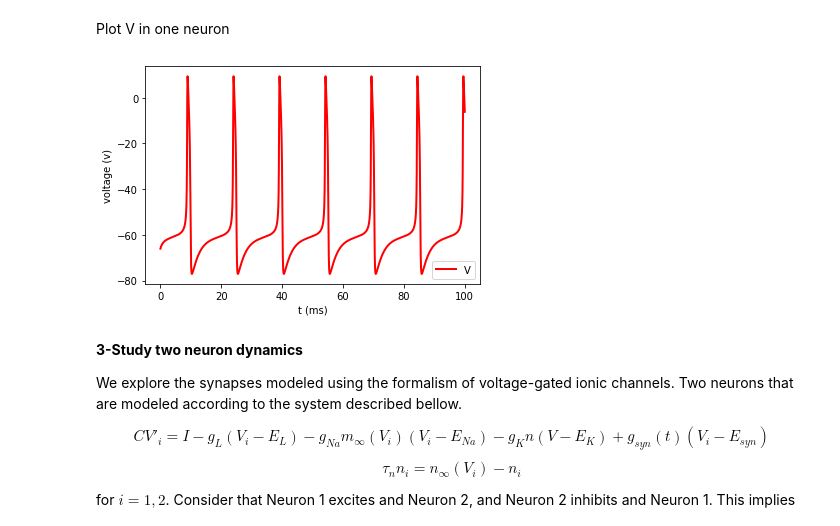
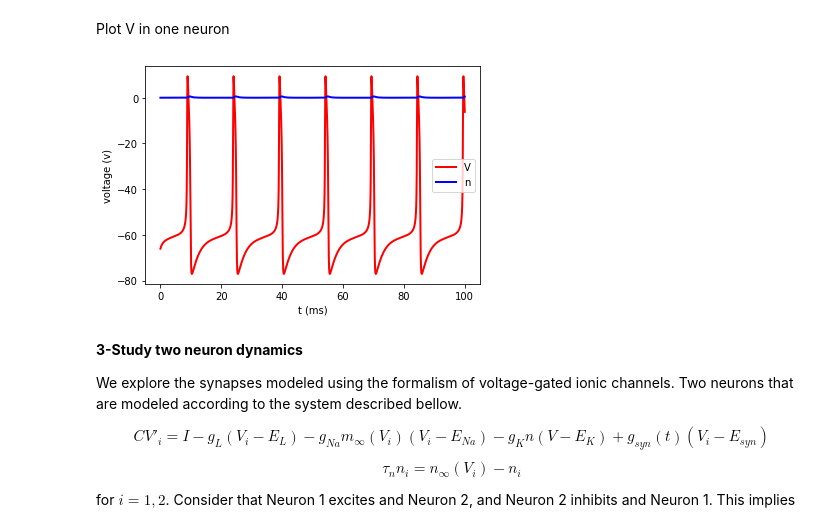
Before and after one commit to jaumecolomhernandez/mmb-mathneuroscience2, a Jupyter notebook: conductance-based-network-dimitri.ipynb, the cells around one changed output. Saved outputs shown, nothing was run; the diff lists cells and outputs as text; code cells hidden in the pictures.

```diff
--- a/conductance-based-network-dimitri.ipynb
+++ b/conductance-based-network-dimitri.ipynb
@@ -212,19 +212,19 @@ from scipy.integrate import odeint
 # %%
 dt=0.001
 t = np.arange(0.0, 100.0, dt)
 s0=[-66, 0]
 out= odeint(neuron, s0, t)
 
 
 plt.plot(t,out[:,0],'r-', linewidth=2.0)
-#plt.plot(t,out[:,1],'b-', linewidth=2.0)
+plt.plot(t,out[:,1],'b-', linewidth=2.0)
 
 plt.xlabel("t (ms)")
 plt.ylabel("voltage (v)")
 plt.legend(["V","n"])
 plt.show()
 # %% [output]
-[figure, old version]
+[figure, new version]
 # %%
 from collections import Counter
 # %%
```
Also changed, not shown: parts of 6 cells of this notebook.
